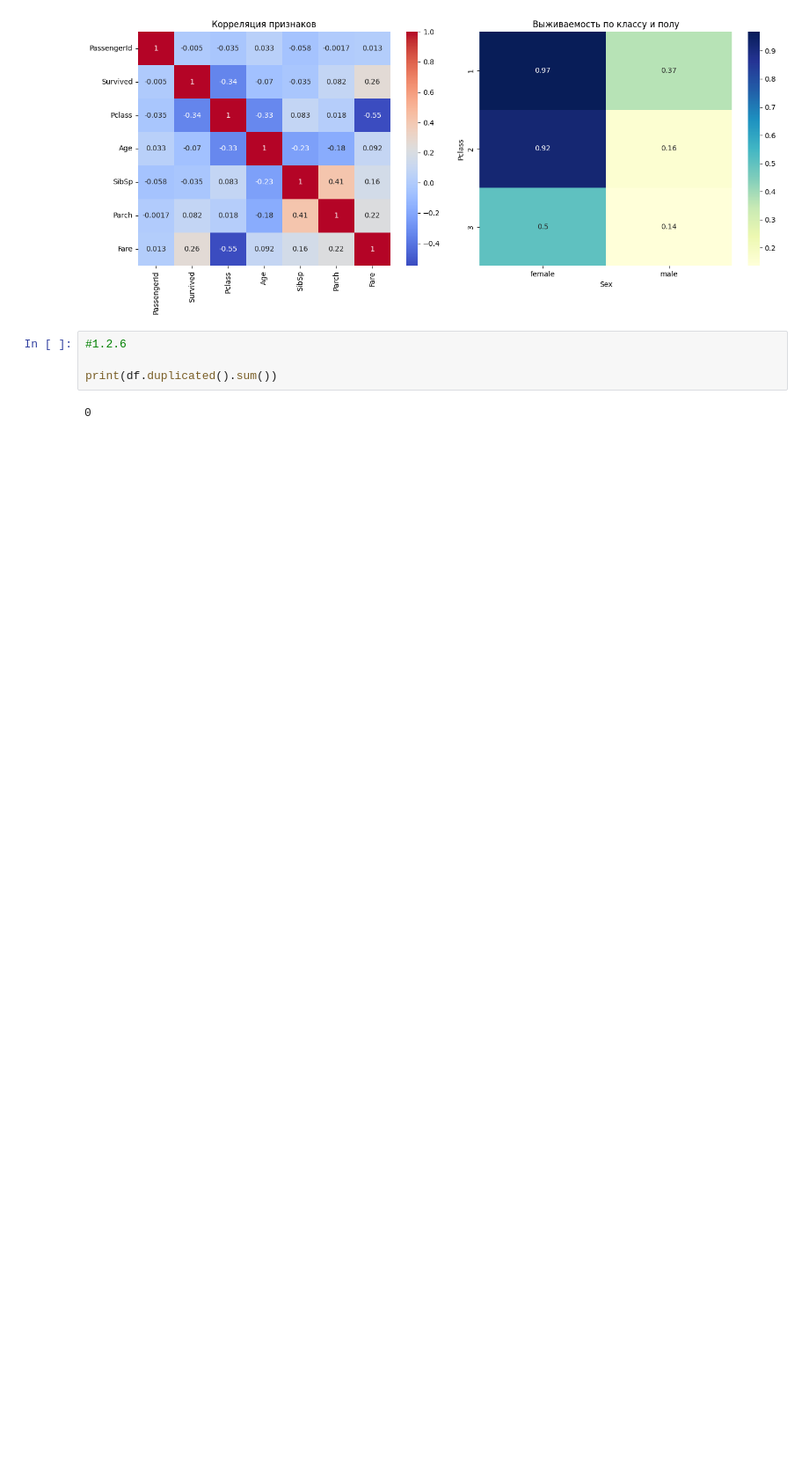
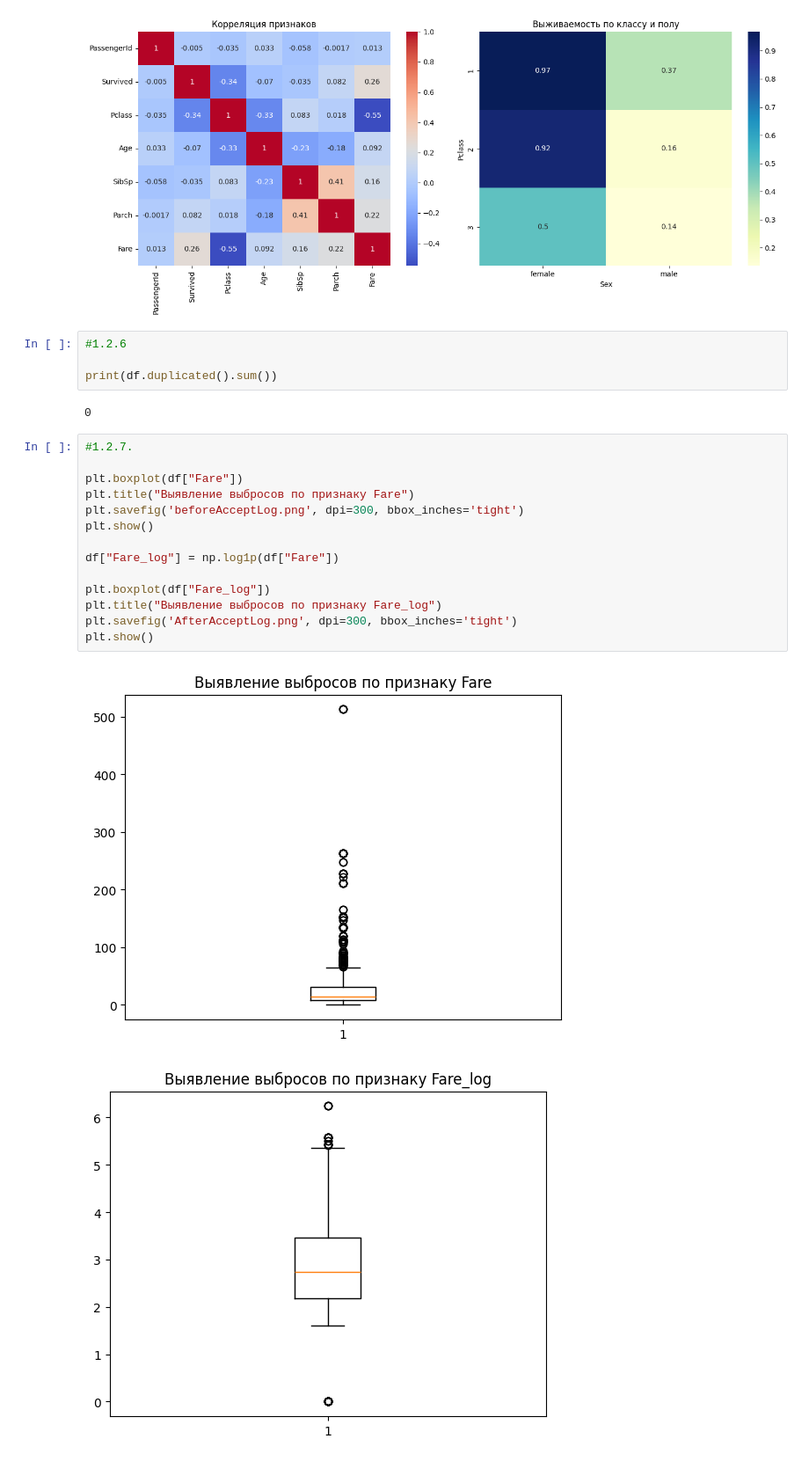
Before and after one commit to coffeequ/AnalyzDatasets, a Jupyter notebook: TableType/titanicAnalyz.ipynb, the cells around one changed output. Shown at 88% size. Cells and saved outputs as stored; diff of their text form; blank space fills up the shorter version.

```diff
--- a/TableType/titanicAnalyz.ipynb
+++ b/TableType/titanicAnalyz.ipynb
@@ -184,3 +185,20 @@ plt.show()
 print(df.duplicated().sum())
 # %% [output]
 0
+# %%
+#1.2.7.
+
+plt.boxplot(df["Fare"])
+plt.title("Выявление выбросов по признаку Fare")
+plt.savefig('beforeAcceptLog.png', dpi=300, bbox_inches='tight')
+plt.show()
+
+df["Fare_log"] = np.log1p(df["Fare"])
+
+plt.boxplot(df["Fare_log"])
+plt.title("Выявление выбросов по признаку Fare_log")
+plt.savefig('AfterAcceptLog.png', dpi=300, bbox_inches='tight')
+plt.show()
+# %% [output]
+[figure, added]
+[figure, added]
```
Also changed, not shown: parts of 3 cells of this notebook.
